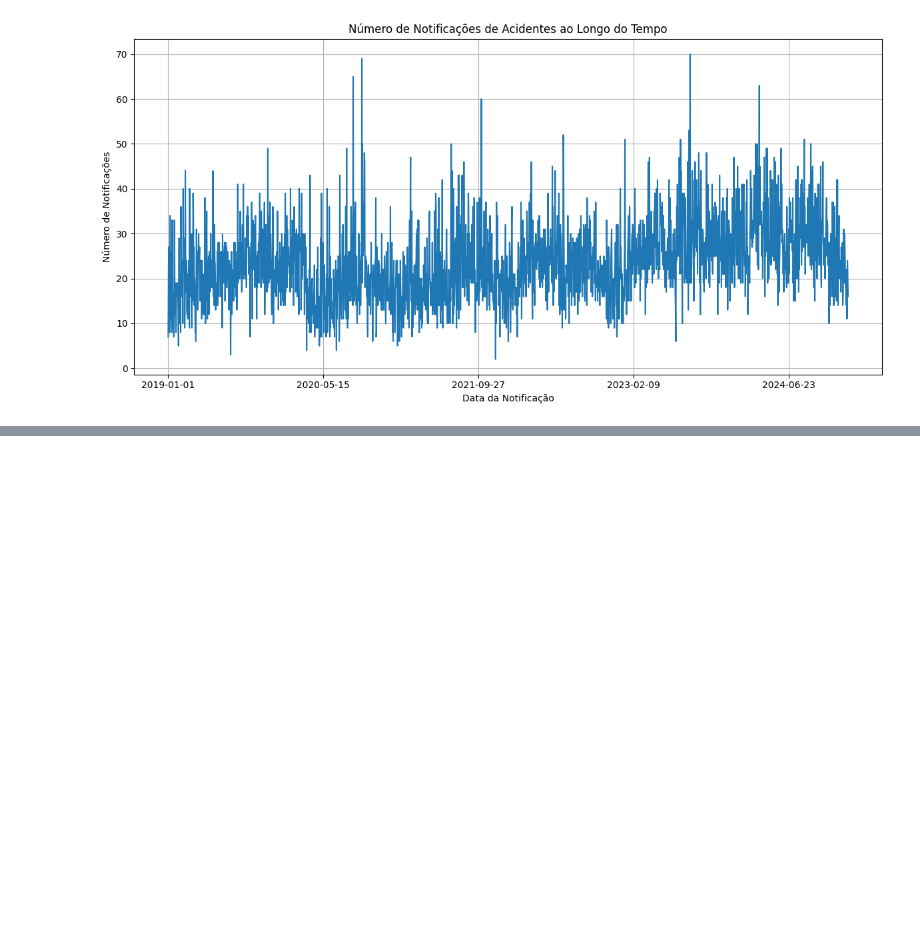
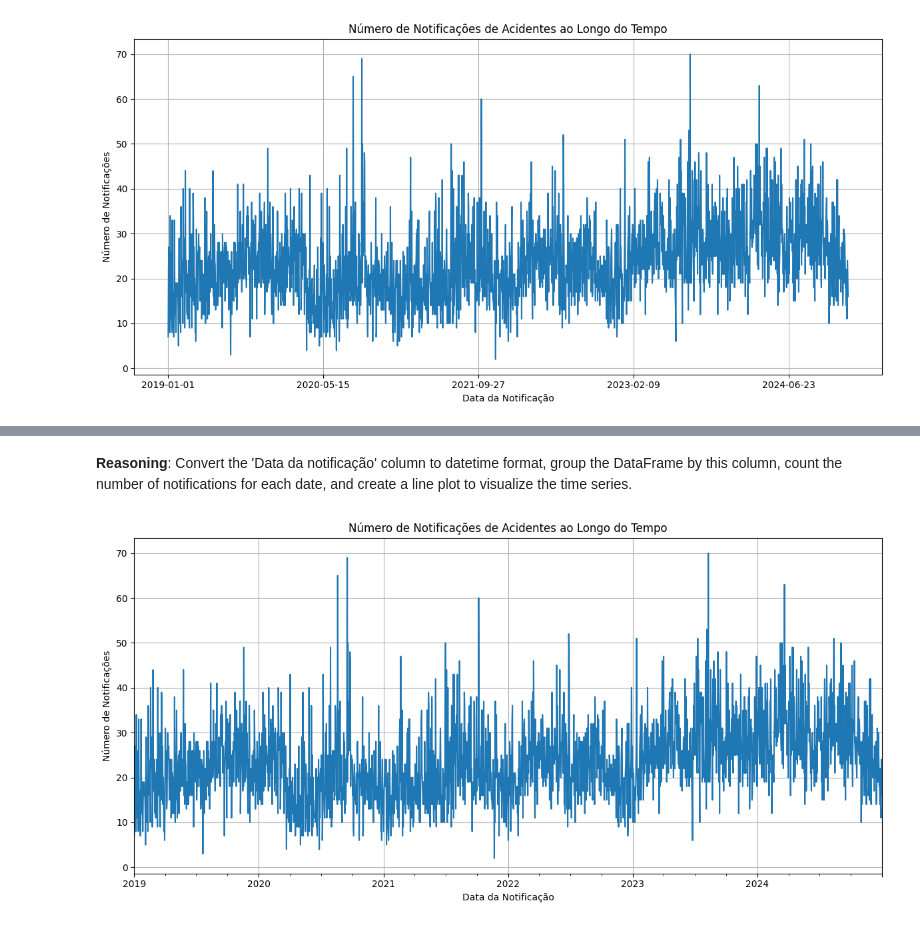
Before and after one commit to fabianosferreira/dataset, a Jupyter notebook: DataSet_Notif_Ofid.ipynb, the cells around one changed output, grey strips where cells are left out. Saved outputs shown, nothing was run; the diff lists cells and outputs as text; code cells hidden in the pictures; blank space fills up the shorter version.

```diff
--- a/DataSet_Notif_Ofid.ipynb
+++ b/DataSet_Notif_Ofid.ipynb
@@ -1277,0 +1286,21 @@ plt.show()
+# %% [markdown]
+**Reasoning**:
+Convert the 'Data da notificação' column to datetime format, group the DataFrame by this column, count the number of notifications for each date, and create a line plot to visualize the time series.
+# %%
+# Convert 'Data da notificação' to datetime if it's not already
+dados_integrados_acidentes_clima_pb['Data da notificação'] = pd.to_datetime(dados_integrados_acidentes_clima_pb['Data da notificação'])
+
+# Group by 'Data da notificação' and count the number of notifications for each date
+notificacoes_por_data = dados_integrados_acidentes_clima_pb.groupby('Data da notificação').size()
+
+# Create a line plot of the number of notifications over time
+plt.figure(figsize=(12, 6))
+notificacoes_por_data.plot(kind='line')
+plt.title('Número de Notificações de Acidentes ao Longo do Tempo')
+plt.xlabel('Data da Notificação')
+plt.ylabel('Número de Notificações')
+plt.grid(True)
+plt.tight_layout()
+plt.show()
+# %% [output]
+[figure, added]
```
Also changed, not shown: parts of 72 cells of this notebook.
